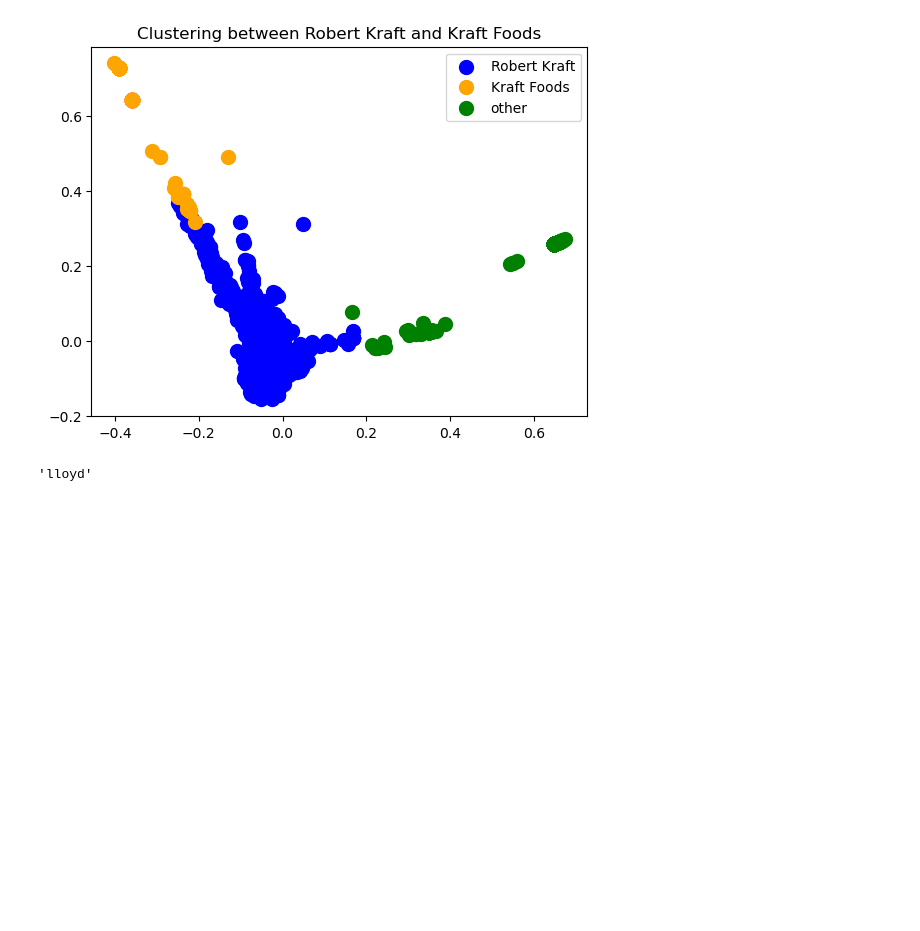
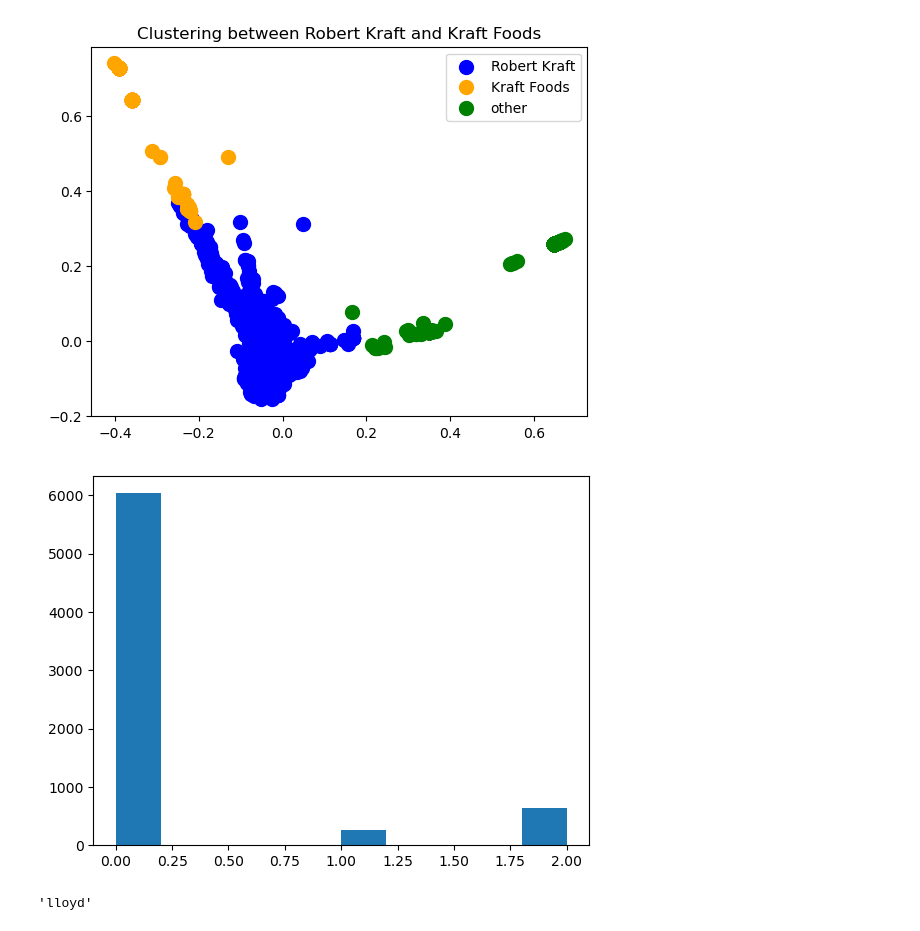
Before and after one commit to matthewjchin/krafttweetsanalysis, a Jupyter notebook: final_project.ipynb, the cells around one changed output. Drawn from its saved outputs; the diff is of its cells as text; code cells hidden in the pictures; blank space fills up the shorter version.

```diff
--- a/final_project.ipynb
+++ b/final_project.ipynb
@@ -377,6 +404,13 @@ plt.title("Clustering between Robert Kraft and Kraft Foods")
 plt.show()
 # %% [output]
 [figure]
+# %%
+# Make a histogram of the words in the tweets that appear the most often.
+
+plt.hist(kmeans.labels_)
+plt.show()
+# %% [output]
+[figure, added]
 # %%
 # The algorithm type being used for this version of KMeans with 3 clusters is "Lloyd"
 kmeans.algorithm
```
Also changed, not shown: parts of 10 cells of this notebook.
